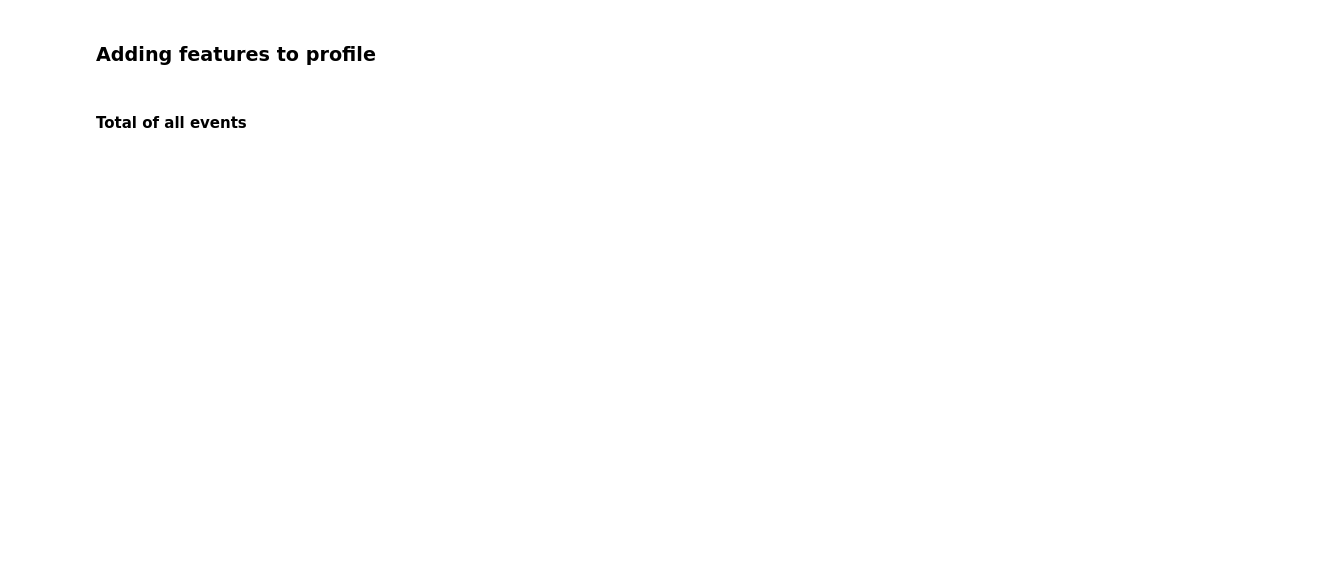
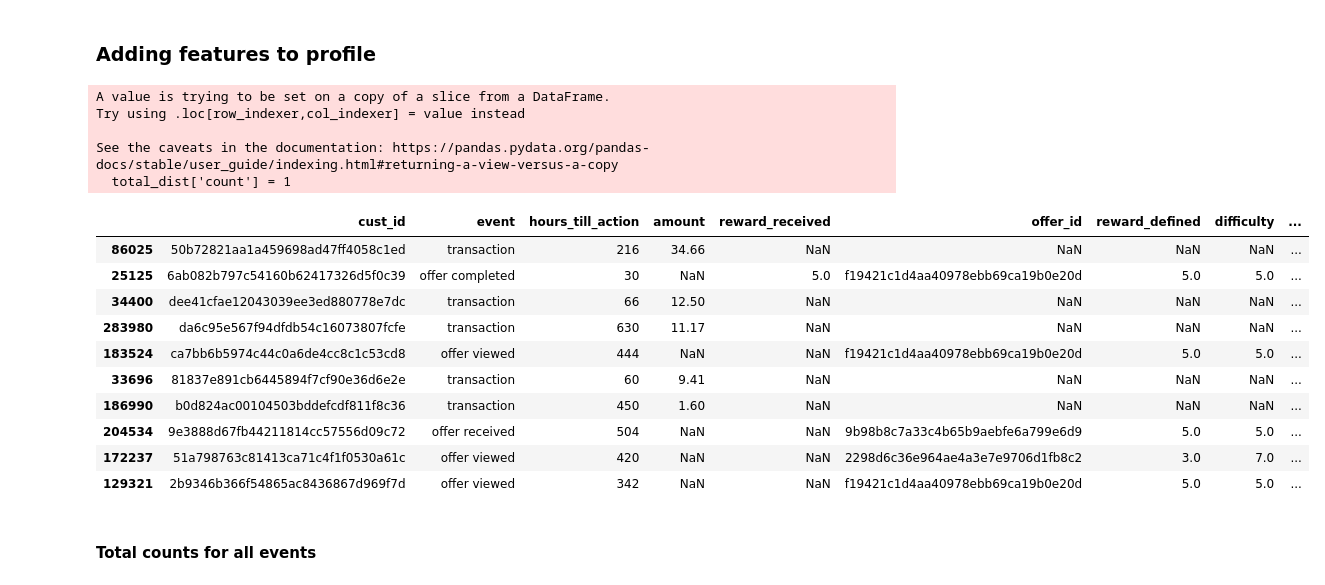
Before and after one commit to p33ves/Starbucks-Passive-Customer-Detection, a Jupyter notebook: notebooks/data_preprocessing.ipynb, the cells around one changed output. Cells and saved outputs as stored; diff of their text form; code cells hidden in the pictures; blank space fills up the shorter version.

```diff
--- a/notebooks/data_preprocessing.ipynb
+++ b/notebooks/data_preprocessing.ipynb
@@ -163,5 +204,27 @@ transcript.to_csv('../data/cln_transcript.csv')
+# %%
+total_dist = total.drop_duplicates()
 # %% [markdown]
 ### Adding features to profile
+# %%
+total_dist['count'] = 1
+total_dist.sample(10)
+# %% [output]
+A value is trying to be set on a copy of a slice from a DataFrame.
+Try using .loc[row_indexer,col_indexer] = value instead
+
+See the caveats in the documentation: https://pandas.pydata.org/pandas-docs/stable/user_guide/indexing.html#returning-a-view-versus-a-copy
+  total_dist['count'] = 1
+|  | cust_id | event | hours_till_action | amount | reward_received | offer_id | reward_defined | difficulty | ... |
+| 86025 | 50b72821aa1a459698ad47ff4058c1ed | transaction | 216 | 34.66 | NaN | NaN | NaN | NaN | ... |
+| 25125 | 6ab082b797c54160b62417326d5f0c39 | offer completed | 30 | NaN | 5.0 | f19421c1d4aa40978ebb69ca19b0e20d | 5.0 | 5.0 | ... |
+| 34400 | dee41cfae12043039ee3ed880778e7dc | transaction | 66 | 12.50 | NaN | NaN | NaN | NaN | ... |
+| 283980 | da6c95e567f94dfdb54c16073807fcfe | transaction | 630 | 11.17 | NaN | NaN | NaN | NaN | ... |
+| 183524 | ca7bb6b5974c44c0a6de4cc8c1c53cd8 | offer viewed | 444 | NaN | NaN | f19421c1d4aa40978ebb69ca19b0e20d | 5.0 | 5.0 | ... |
+| 33696 | 81837e891cb6445894f7cf90e36d6e2e | transaction | 60 | 9.41 | NaN | NaN | NaN | NaN | ... |
+| 186990 | b0d824ac00104503bddefcdf811f8c36 | transaction | 450 | 1.60 | NaN | NaN | NaN | NaN | ... |
+| 204534 | 9e3888d67fb44211814cc57556d09c72 | offer received | 504 | NaN | NaN | 9b98b8c7a33c4b65b9aebfe6a799e6d9 | 5.0 | 5.0 | ... |
+| 172237 | 51a798763c81413ca71c4f1f0530a61c | offer viewed | 420 | NaN | NaN | 2298d6c36e964ae4a3e7e9706d1fb8c2 | 3.0 | 7.0 | ... |
+| 129321 | 2b9346b366f54865ac8436867d969f7d | offer viewed | 342 | NaN | NaN | f19421c1d4aa40978ebb69ca19b0e20d | 5.0 | 5.0 | ... |
 # %% [markdown]
-#### Total of all events
+#### Total counts for all events
 # %%
```
Also changed, not shown: parts of 34 cells of this notebook.
